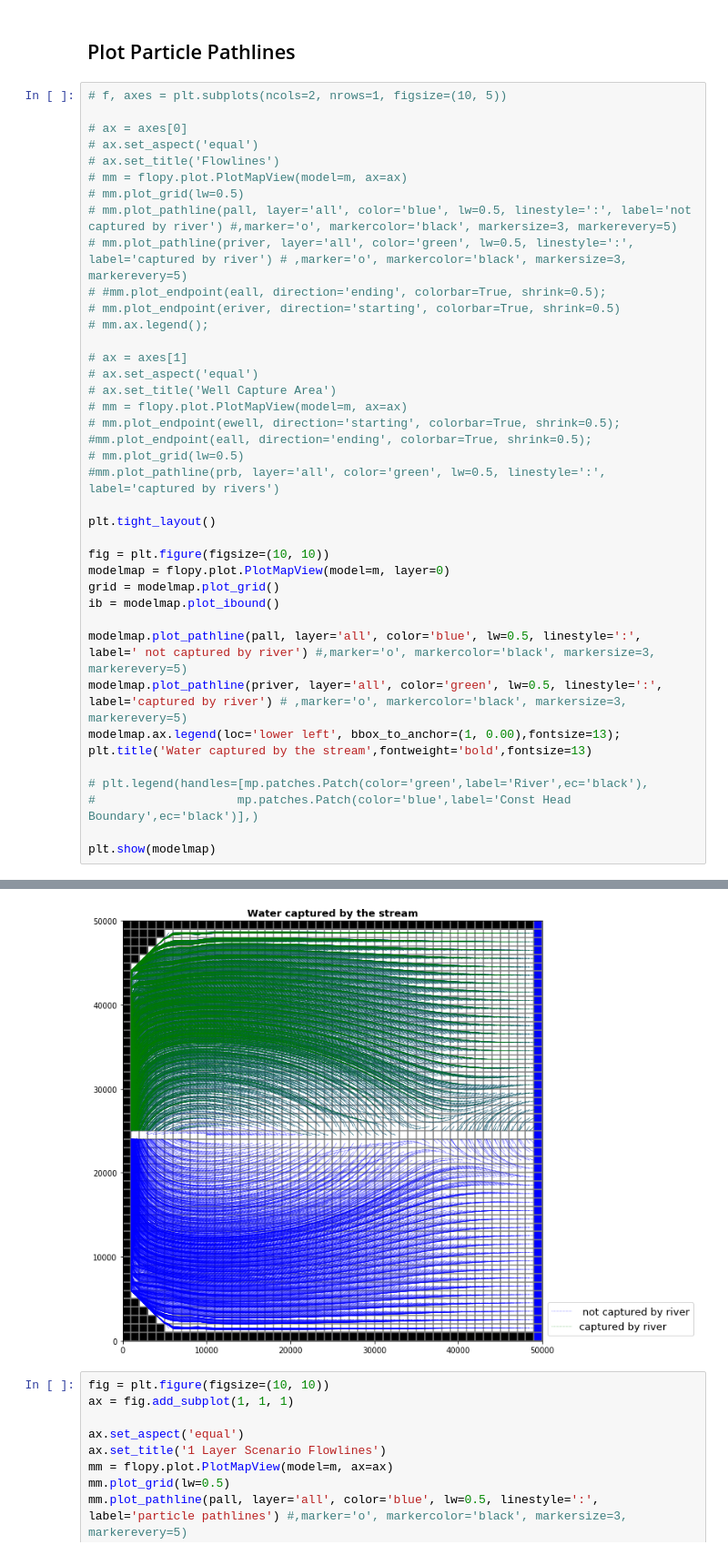
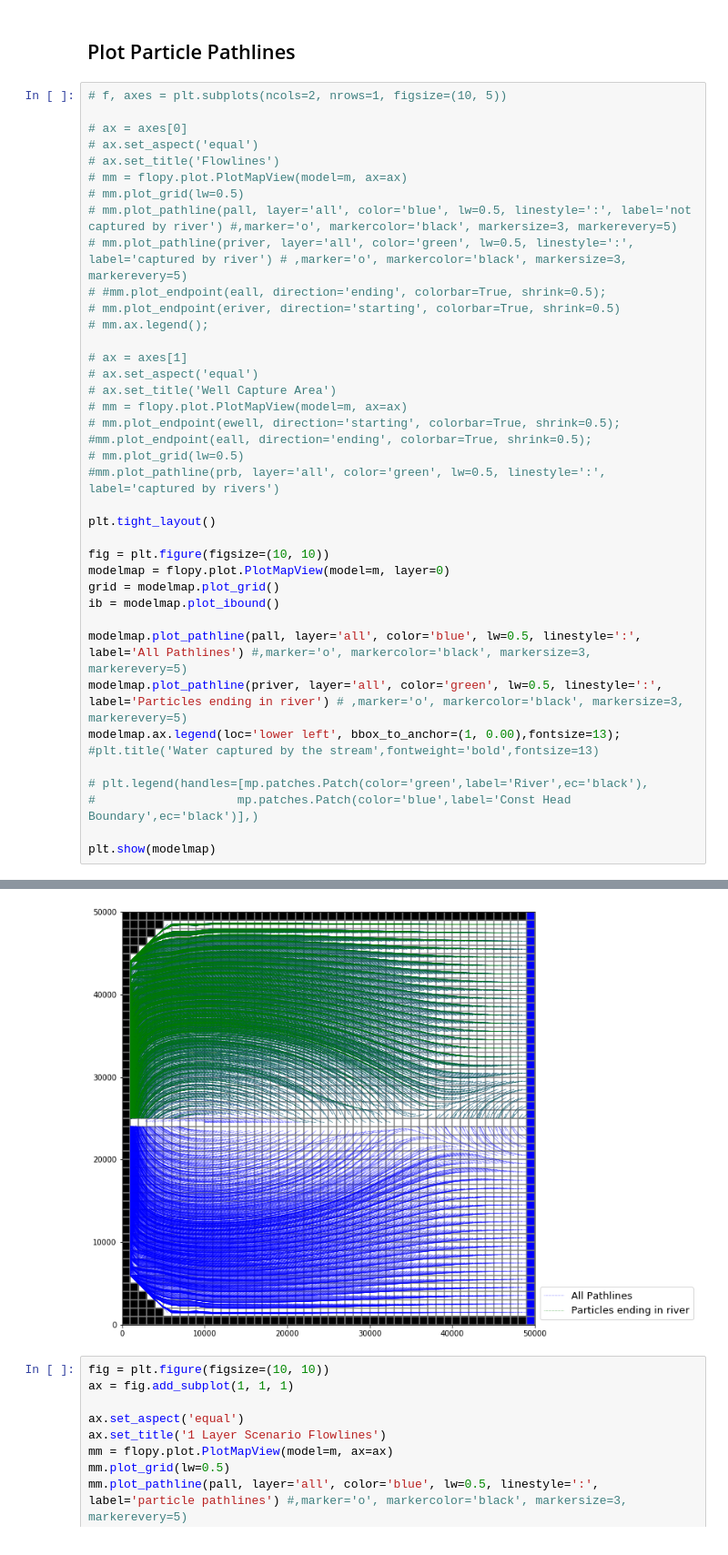
Before and after one commit to groundwater-modeling-Spring2020/FoE_Project, a Jupyter notebook: DanielleT_Notebooks/DanielleT_Scenario1/DanielleT_Scen1.ipynb, the cells around one changed output, grey strips where cells are left out. Shown at 91% size. Cells and saved outputs as stored; diff of their text form.

```diff
--- a/DanielleT_Notebooks/DanielleT_Scenario1/DanielleT_Scen1.ipynb
+++ b/DanielleT_Notebooks/DanielleT_Scenario1/DanielleT_Scen1.ipynb
@@ -753,37 +753,37 @@ This is the way to access a row
 # mm.plot_pathline(pall, layer='all', color='blue', lw=0.5, linestyle=':', label='not captured by river') #,marker='o', markercolor='black', markersize=3, markerevery=5)
 # mm.plot_pathline(priver, layer='all', color='green', lw=0.5, linestyle=':', label='captured by river') # ,marker='o', markercolor='black', markersize=3, markerevery=5)
 # #mm.plot_endpoint(eall, direction='ending', colorbar=True, shrink=0.5);
 # mm.plot_endpoint(eriver, direction='starting', colorbar=True, shrink=0.5)
 # mm.ax.legend();
 
 # ax = axes[1]
 # ax.set_aspect('equal')
 # ax.set_title('Well Capture Area')
 # mm = flopy.plot.PlotMapView(model=m, ax=ax)
 # mm.plot_endpoint(ewell, direction='starting', colorbar=True, shrink=0.5);
 #mm.plot_endpoint(eall, direction='ending', colorbar=True, shrink=0.5);
 # mm.plot_grid(lw=0.5)
 #mm.plot_pathline(prb, layer='all', color='green', lw=0.5, linestyle=':', label='captured by rivers')
 
 plt.tight_layout()
 
 fig = plt.figure(figsize=(10, 10))
 modelmap = flopy.plot.PlotMapView(model=m, layer=0)
 grid = modelmap.plot_grid()
 ib = modelmap.plot_ibound()
 
-modelmap.plot_pathline(pall, layer='all', color='blue', lw=0.5, linestyle=':', label=' not captured by river') #,marker='o', markercolor='black', markersize=3, markerevery=5)
-modelmap.plot_pathline(priver, layer='all', color='green', lw=0.5, linestyle=':', label='captured by river') # ,marker='o', markercolor='black', markersize=3, markerevery=5)
+modelmap.plot_pathline(pall, layer='all', color='blue', lw=0.5, linestyle=':', label='All Pathlines') #,marker='o', markercolor='black', markersize=3, markerevery=5)
+modelmap.plot_pathline(priver, layer='all', color='green', lw=0.5, linestyle=':', label='Particles ending in river') # ,marker='o', markercolor='black', markersize=3, markerevery=5)
 modelmap.ax.legend(loc='lower left', bbox_to_anchor=(1, 0.00),fontsize=13);
-plt.title('Water captured by the stream',fontweight='bold',fontsize=13)
+#plt.title('Water captured by the stream',fontweight='bold',fontsize=13)
 
 # plt.legend(handles=[mp.patches.Patch(color='green',label='River',ec='black'),
 #                    mp.patches.Patch(color='blue',label='Const Head Boundary',ec='black')],)
 
 plt.show(modelmap)
 # %% [output]
 <Figure size 432x288 with 0 Axes>
-[figure, old version]
+[figure, new version]
 # %%
 fig = plt.figure(figsize=(10, 10))
 ax = fig.add_subplot(1, 1, 1)
```
Also changed, not shown: 2 other files.
